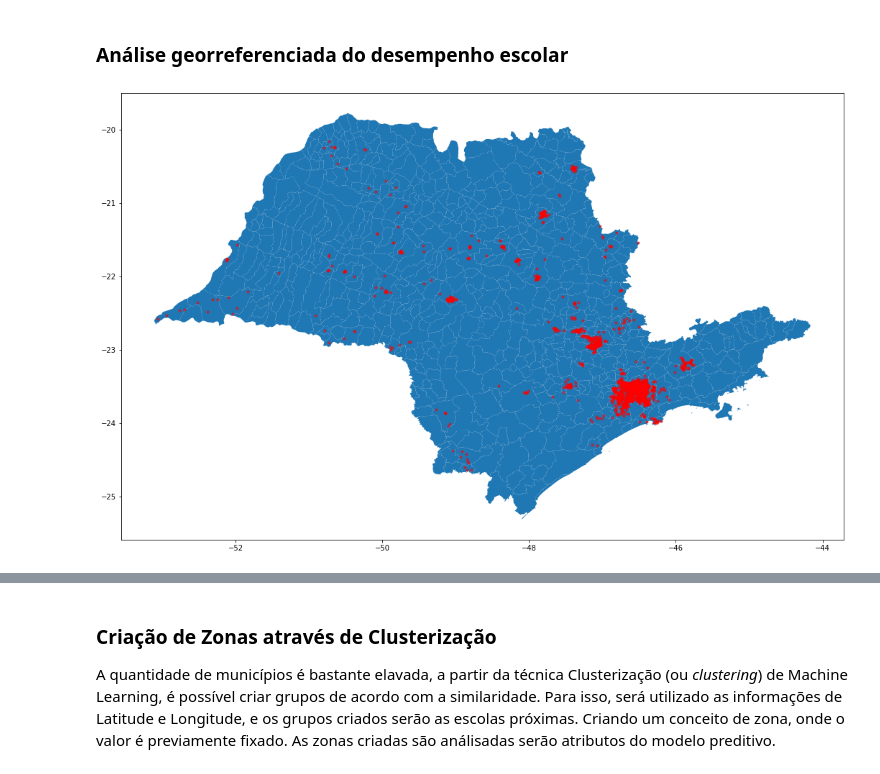
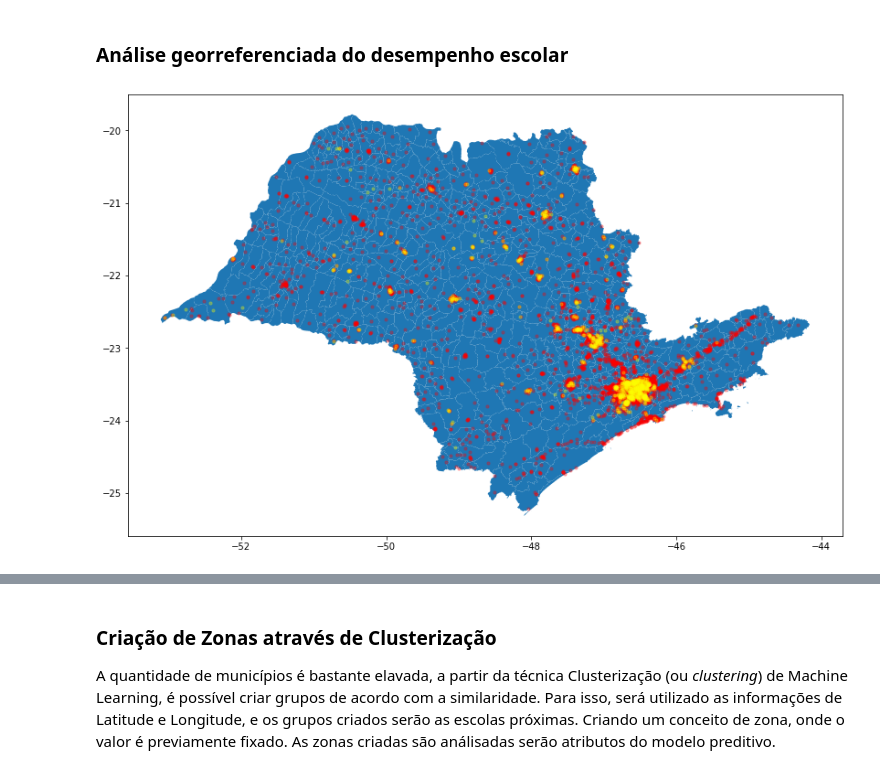
Before and after one commit to miltongneto/Education-SP-BR, a Jupyter notebook: notebooks/01-eda-localizacao.ipynb, the cells around one changed output, grey strips where cells are left out. Cells and saved outputs as stored; diff of their text form; code cells hidden in the pictures.

```diff
--- a/notebooks/01-eda-localizacao.ipynb
+++ b/notebooks/01-eda-localizacao.ipynb
@@ -197,6 +188,7 @@ gdf_escolas_5_mat = gpd.GeoDataFrame(df_escolas_5_mat, geometry='Points')
 # %%
-ax = gdf_sp.plot(figsize=(18, 15))
-gdf_escolas_5_mat.plot(ax=ax, markersize=10, color='red', alpha=0.5)
+ax = gdf_sp.plot(figsize=(14, 18))
+gdf_points[gdf_points['DESEMPENHO'] == 'RUIM'].plot(ax=ax, markersize=10, color='red', alpha=0.3)
+gdf_points[gdf_points['DESEMPENHO'] == 'BOM'].plot(ax=ax, markersize=10, color='yellow', alpha=0.3)
 plt.show()
 # %% [output]
-[figure, old version]
+[figure, new version]
```
Also changed, not shown: parts of 11 cells of this notebook.
